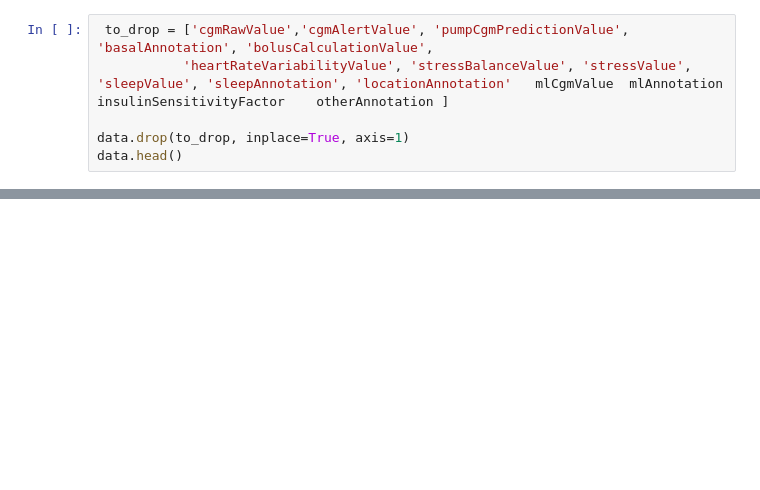
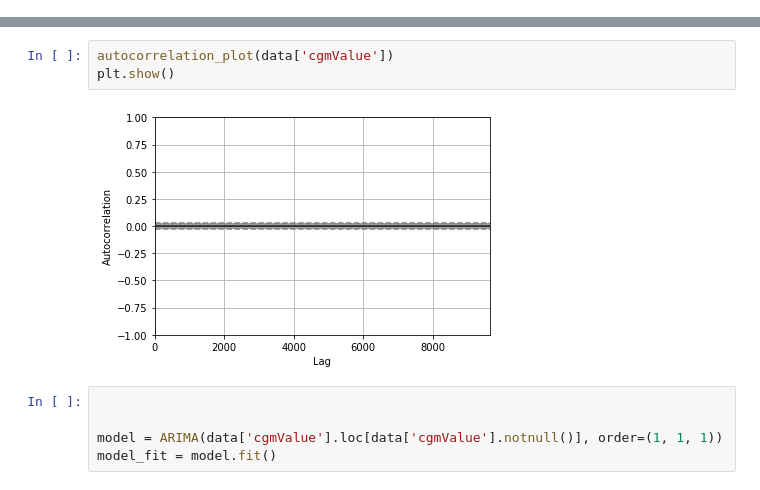
Before and after one commit to jorisberinger/t1d-prediction, a Jupyter notebook: data/Untitled.ipynb, the cells around one changed output, grey strips where cells are left out. Cells and saved outputs as stored; diff of their text form; blank space fills up the shorter version.

Commit message:
plot optimized (some errors)

```diff
--- a/data/Untitled.ipynb
+++ b/data/Untitled.ipynb
@@ -17,6 +17,0 @@ data.head()
-# %%
- to_drop = ['cgmRawValue','cgmAlertValue', 'pumpCgmPredictionValue', 'basalAnnotation', 'bolusCalculationValue',
-           'heartRateVariabilityValue', 'stressBalanceValue', 'stressValue', 'sleepValue', 'sleepAnnotation', 'locationAnnotation'	mlCgmValue	mlAnnotation	insulinSensitivityFactor	otherAnnotation ]
-
-data.drop(to_drop, inplace=True, axis=1)
-data.head()
@@ -30,0 +18,10 @@ data.head()
+# %%
+autocorrelation_plot(data['cgmValue'])
+plt.show()
+# %% [output]
+[figure, added]
+# %%
+
+
+model = ARIMA(data['cgmValue'].loc[data['cgmValue'].notnull()], order=(1, 1, 1))
+model_fit = model.fit()
```
Also changed, not shown: parts of 6 cells of this notebook, 3 other files.
